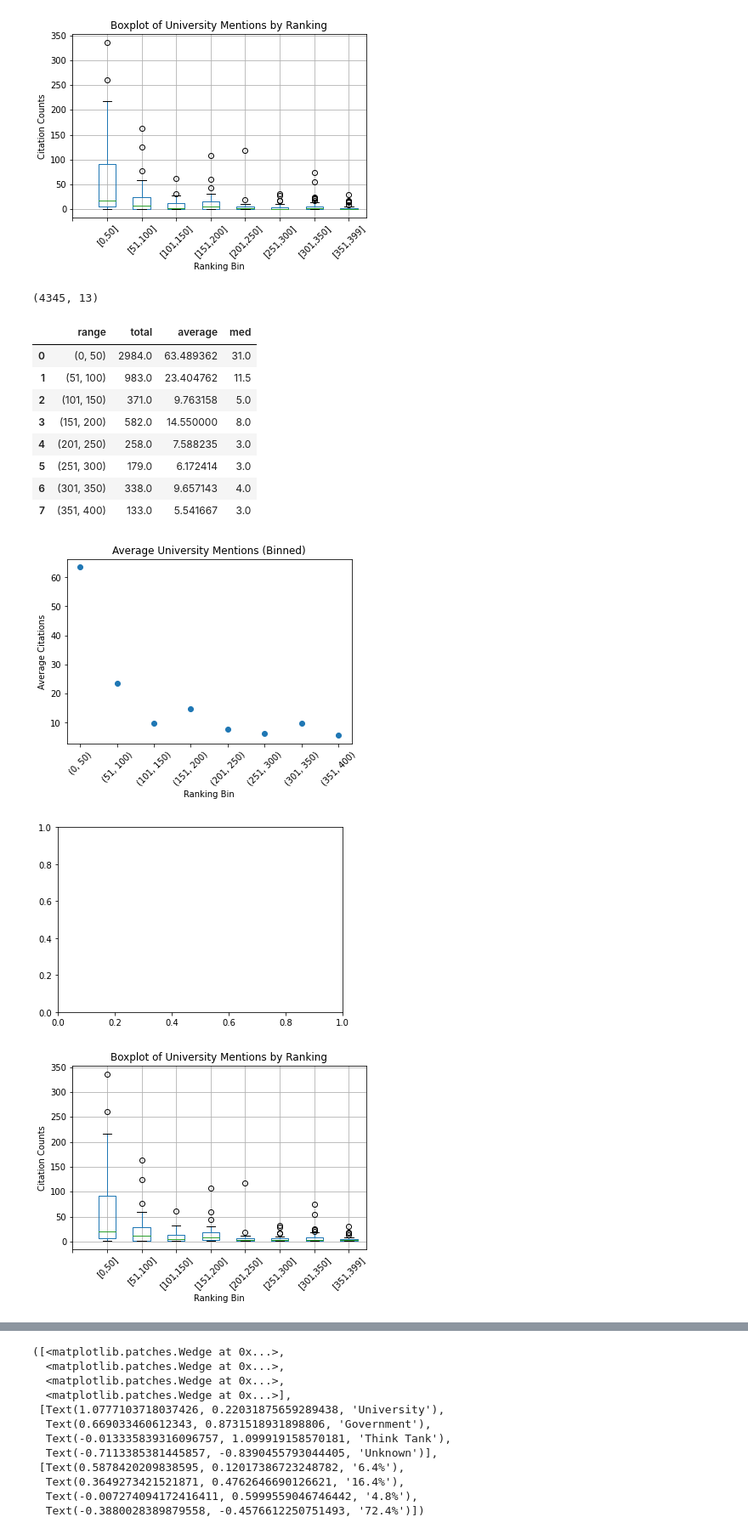
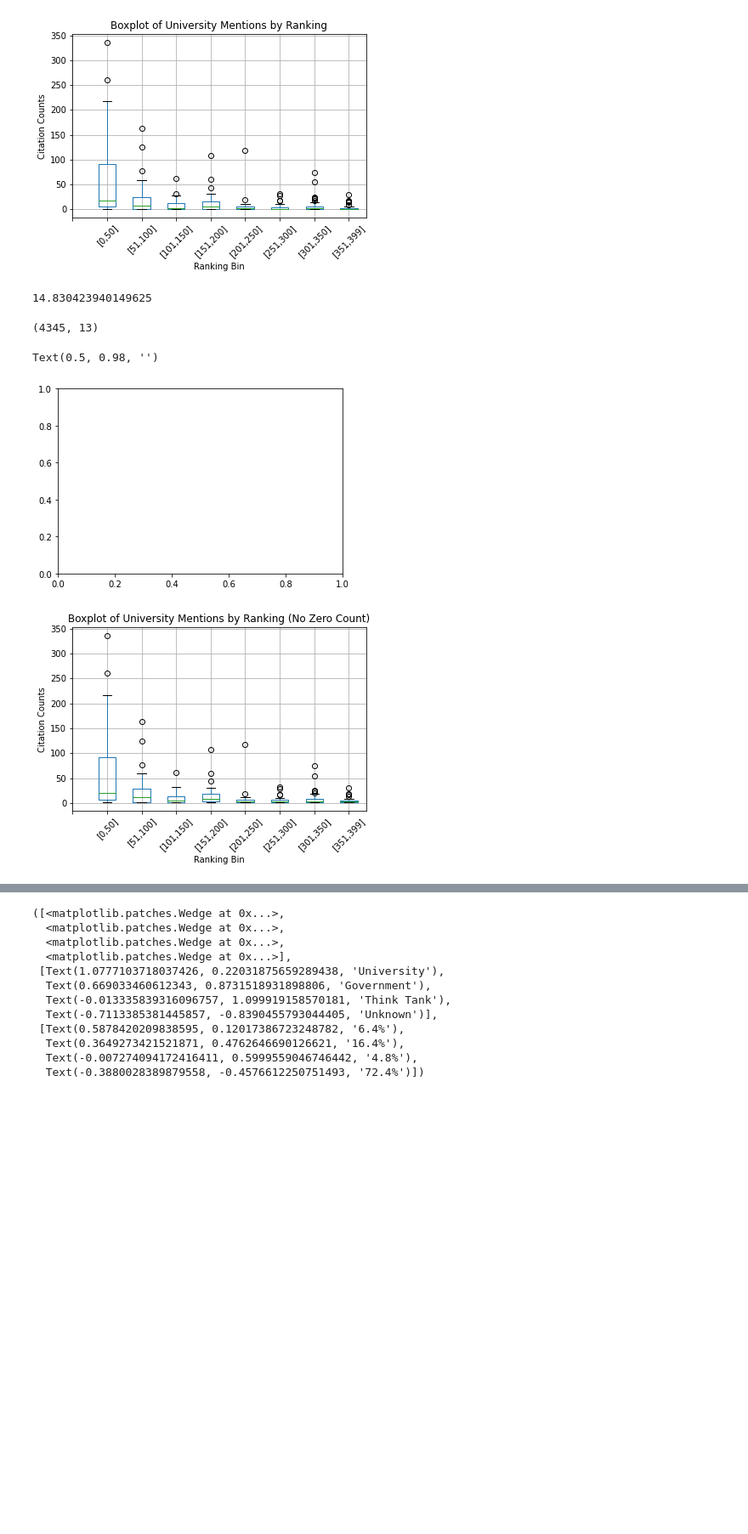
Before and after one commit to rebedorn/macro2, a Jupyter notebook: compare.ipynb, the cells around one changed output, grey strips where cells are left out. Shown at 85% size. Cells and saved outputs as stored; diff of their text form; code cells hidden in the pictures; blank space fills up the shorter version.

Commit message:
t tests, box plots without 0's

```diff
--- a/compare.ipynb
+++ b/compare.ipynb
@@ -781,14 +781,14 @@ for outlet in ['HUFF','CNN','NYT','FOX','NYP','BREIT']:
         stat_m = stat_m.append([[tempdf[tempdf.male_t > 0].shape[0], outlet]])
         stat_w = stat_w.append([[tempdf[tempdf.female_t > 0].shape[0], outlet]])
         stat_au = stat_au.append([[tempdf[tempdf.andy_t > 0].shape[0] + tempdf[tempdf.unknown_t > 0].shape[0], outlet]])
-    whole_qse_bs = whole_qse_bs.append([tempdf])
+    whole_qse_bs = whole_qse_bs.append([tempdf_total])
 stat.index = np.arange(stat.shape[0])
 stat.columns = ['avg','outlet']
 stat_m.index = np.arange(stat_m.shape[0])
 stat_m.columns = ['count_m','outlet']
 stat_w.index = np.arange(stat_w.shape[0])
 stat_w.columns = ['count_w','outlet']
-stat_au.index = np.arange(stat_a.shape[0])
+stat_au.index = np.arange(stat_au.shape[0])
 stat_au.columns = ['count_a','outlet']
 
 # Statistics for percentage of quotees that are men
@@ -805,3 +805,17 @@ for label in ["BREIT","NYP","FOX","CNN","NYT","HUFF"]:
     stat_whole = stat_whole.append([toappend])
 stat_whole.index = np.arange(stat_whole.shape[0])
 stat_whole.columns = ['outlet', 'mu_m', 'std_m', 'mu_w', 'std_w', 'mu_au', 'std_au']
+# %%
+# get statistics
+stat_ratio2 = pd.DataFrame()
+for label in ['HUFF','CNN','NYT','FOX','NYP','BREIT']:
+    df_slice = whole_qse_bs[whole_qse_bs.outlet == label].copy()
+    df_slice.index = np.arange(10000)
+    for i in np.arange(10):
+        sliceofslice = df_slice[i*1000:((i+1)*1000)]
+        toappend = [label, i, sliceofslice.female_t.sum() / sliceofslice.male_t.sum()]
+        stat_ratio2 = stat_ratio2.append([toappend])
+stat_ratio2.index = np.arange(stat_ratio2.shape[0])
+stat_ratio2.columns = ['outlet','iter','ratio']
+left_std = np.std(stat_ratio2.ratio[:31])
+right_std = np.std(stat_ratio2.ratio[31:])
@@ -1231,6 +1335,10 @@ plt.suptitle("")
 Text(0.5, 0.98, '')
 [figure]
 [figure]
+# %%
+times15.loc[:,["bin","c_total"]].c_total.mean()
+# %% [output]
+14.830423940149625
 # %%
 whole_thinkt.shape
 # %% [output]
@@ -1238,40 +1346,37 @@ whole_thinkt.shape
 # %%
 N = 401
 bins = pd.DataFrame([np.arange(8)]).T
 bins["range"] = 0
 times15["bin"] = 0
 for i in np.arange(0,8):
     if i == 0:
         df_slice = times15.loc[np.arange(i*50,50+i*50)]
-        df_slice = df_slice[df_slice['c_total'] > 0]
+        df_slice = df_slice.loc[df_slice['c_total'] > 0]
+        bins.loc[i,"range"] = str((i*50,50+i*50))
+        times15.loc[np.arange(i*50,50+i*50),"range"] = str((i*50,50+i*50))
         times15.loc[np.arange(i*50,50+i*50),"bin"] = i
-        bins.loc[i,"range"] = str((i*50,50+i*50))
     else:
         df_slice = times15.loc[np.arange(1+i*50,50+i*50)]
-        df_slice = df_slice[df_slice['c_total'] > 0]
+        df_slice = df_slice.loc[df_slice['c_total'] > 0]
+        bins.loc[i,"range"] = str((1+i*50,50+i*50))
+        times15.loc[np.arange(1+i*50,50+i*50),"range"] = str((1+i*50,50+i*50))
         times15.loc[np.arange(1+i*50,50+i*50),"bin"] = i
-        bins.loc[i,"range"] = str((1+i*50,50+i*50))
     bins.loc[i,"total"] = df_slice['c_total'].sum()
     bins.loc[i,"average"] = df_slice['c_total'].sum() / df_slice.shape[0]
     bins.loc[i,"med"] = np.median(df_slice['c_total'])
 bins = bins.drop(columns=[0])
+bins
 
 fig, ax = plt.subplots()
-ax.scatter(bins.range,bins.average)
+times15.c_total = pd.to_numeric(times15.c_total)
+times15.loc[times15.c_total > 0,["bin","c_total"]].boxplot(by=['bin'])
+new_labels = ["","[0,50]", "[51,100]","[101,150]","[151,200]","[201,250]","[251,300]","[301,350]","[351,399]"]
+plt.xticks(np.arange(0,9),new_labels,rotation=45)
 plt.xlabel("Ranking Bin")
-plt.ylabel("Average Citations")
-plt.title("Average University Mentions (Binned)")
-plt.xticks(rotation=45)
+plt.ylabel("Citation Counts")
+plt.title("Boxplot of University Mentions by Ranking (No Zero Count)")
+plt.suptitle("")
 # %% [output]
-|  | range | total | average | med |
-| 0 | (0, 50) | 2984.0 | 63.489362 | 31.0 |
-| 1 | (51, 100) | 983.0 | 23.404762 | 11.5 |
-| 2 | (101, 150) | 371.0 | 9.763158 | 5.0 |
-| 3 | (151, 200) | 582.0 | 14.550000 | 8.0 |
-| 4 | (201, 250) | 258.0 | 7.588235 | 3.0 |
-| 5 | (251, 300) | 179.0 | 6.172414 | 3.0 |
-| 6 | (301, 350) | 338.0 | 9.657143 | 4.0 |
-| 7 | (351, 400) | 133.0 | 5.541667 | 3.0 |
+Text(0.5, 0.98, '')
-[figure, old version]
+[figure, new version]
-[figure, old version]
+[figure, new version]
-[figure, removed]
```
Also changed, not shown: parts of 12 cells of this notebook.
